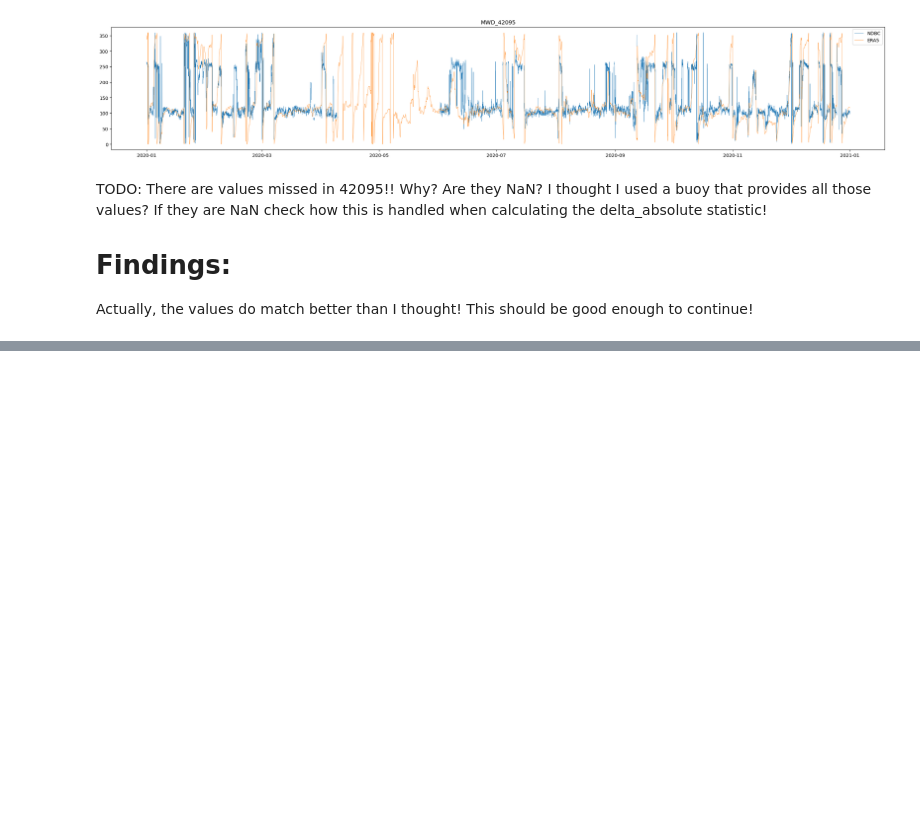
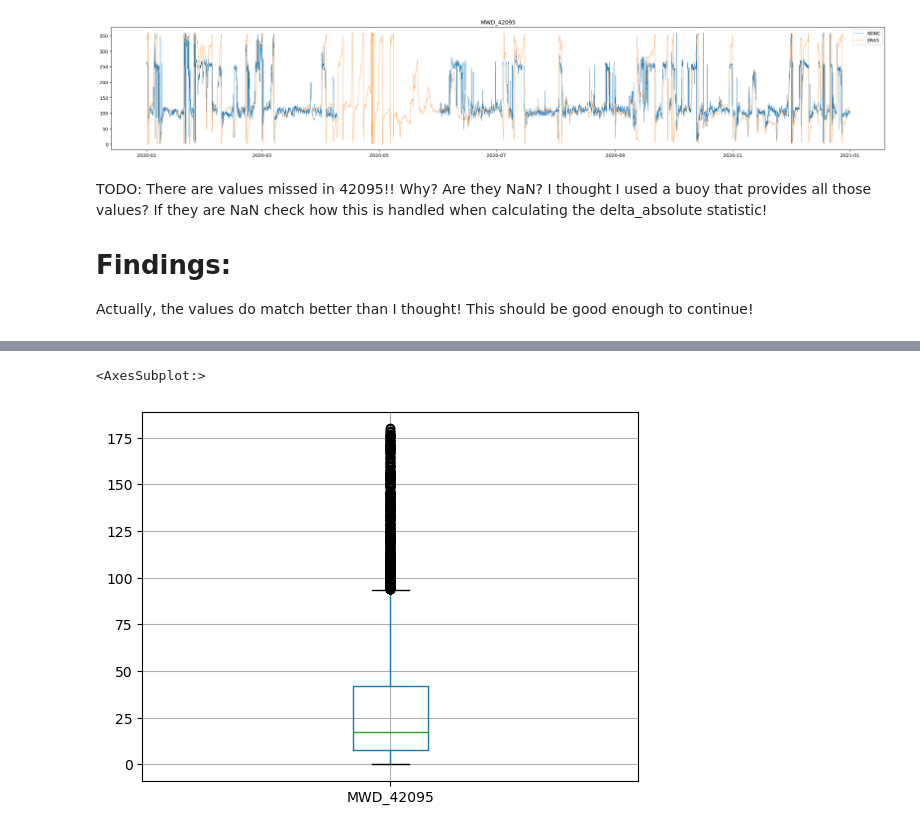
Before and after one commit to elsandner/Master_Project, a Jupyter notebook: ERA5/ERA5_single_location_with_Library.ipynb, the cells around one changed output, grey strips where cells are left out. Saved outputs shown, nothing was run; the diff lists cells and outputs as text; code cells hidden in the pictures; blank space fills up the shorter version.

```diff
--- a/ERA5/ERA5_single_location_with_Library.ipynb
+++ b/ERA5/ERA5_single_location_with_Library.ipynb
@@ -549,0 +528,5 @@ Actually, the values do match better than I thought! This should be good enough
+# %%
+delta_absolute.boxplot(column=f"MWD_{STATION_ID_2}")
+# %% [output]
+<AxesSubplot:>
+[figure, added]
```
Also changed, not shown: parts of 18 cells of this notebook, 7 other files.
